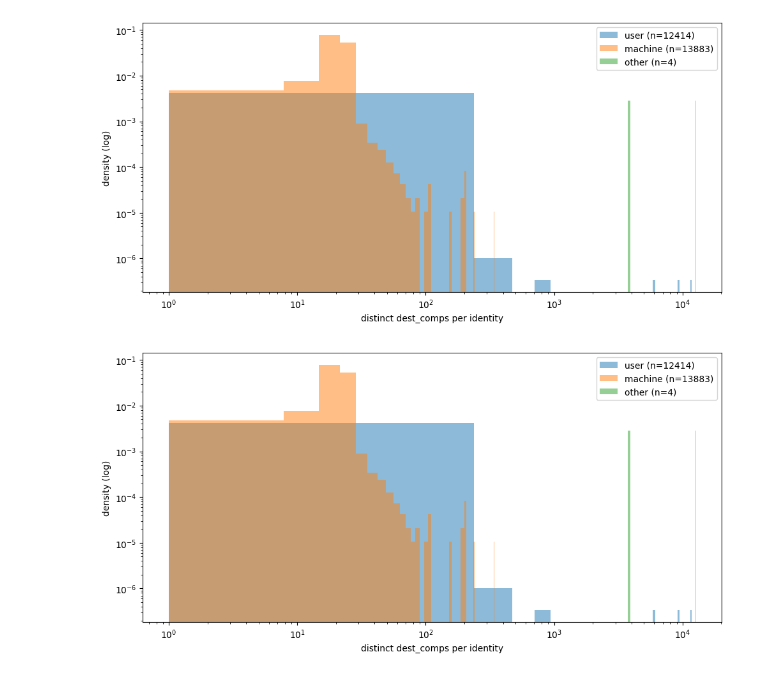
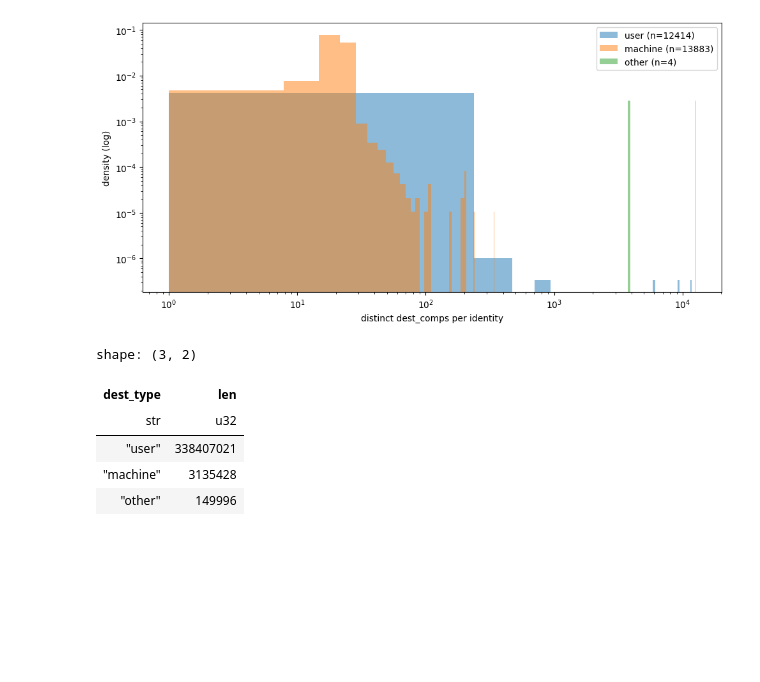
Before and after one commit to Tarun-Rajan99/MSc-Project, a Jupyter notebook: 03_working_notebooks/human_computer.ipynb, the cells around one changed output. Saved outputs shown, nothing was run; the diff lists cells and outputs as text; code cells hidden in the pictures; blank space fills up the shorter version.

Commit message:
human_comp

```diff
--- a/03_working_notebooks/human_computer.ipynb
+++ b/03_working_notebooks/human_computer.ipynb
@@ -219,5 +223,31 @@ plt.tight_layout()
 plt.show()
 # %% [output]
 [figure]
-# %% [markdown]
-![image.png](attachment:image.png)
+# %%
+# Add dest_type alongside src_type
+df = df.with_columns(
+    pl.col("dest_user")
+      .str.strip_chars('"')
+      .str.split("@").list.first()
+      .alias("dest_identifier")
+).with_columns(
+    pl.when(pl.col("dest_identifier").str.ends_with("$"))
+      .then(pl.lit("machine"))
+      .when(pl.col("dest_identifier").str.starts_with("U"))
+      .then(pl.lit("user"))
+      .otherwise(pl.lit("other"))
+      .alias("dest_type")
+)
+# %%
+# Where do human users authenticate to?
+df.filter(pl.col("src_type") == "user") \
+  .group_by("dest_type").len() \
+  .sort("len", descending=True) \
+  .collect(engine="streaming")
+# %% [output]
+shape: (3, 2)
+| dest_type | len |
+| str | u32 |
+| "user" | 338407021 |
+| "machine" | 3135428 |
+| "other" | 149996 |
```
Also changed, not shown: parts of 5 cells of this notebook, 1 other file.
